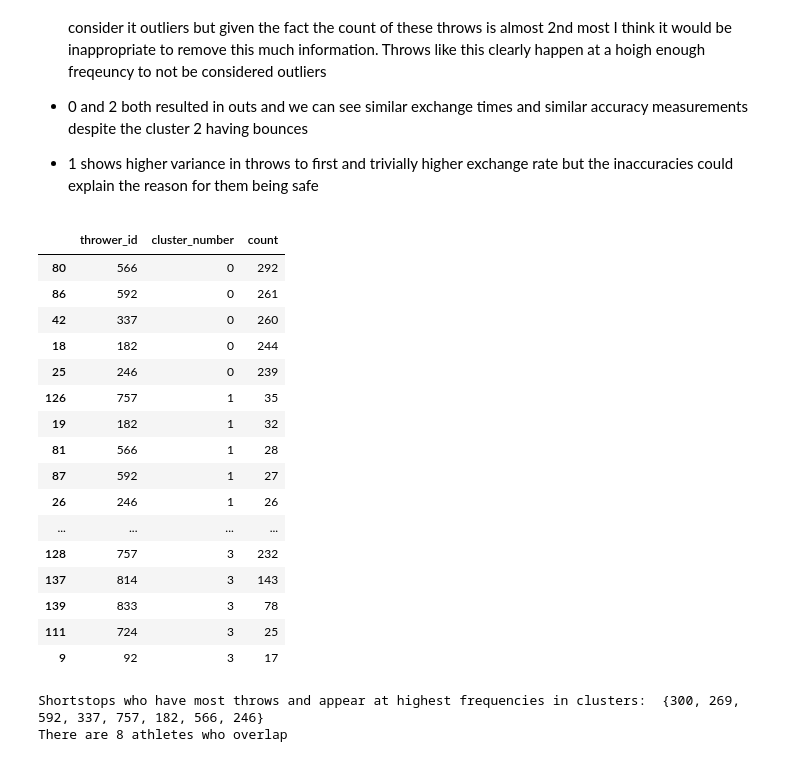
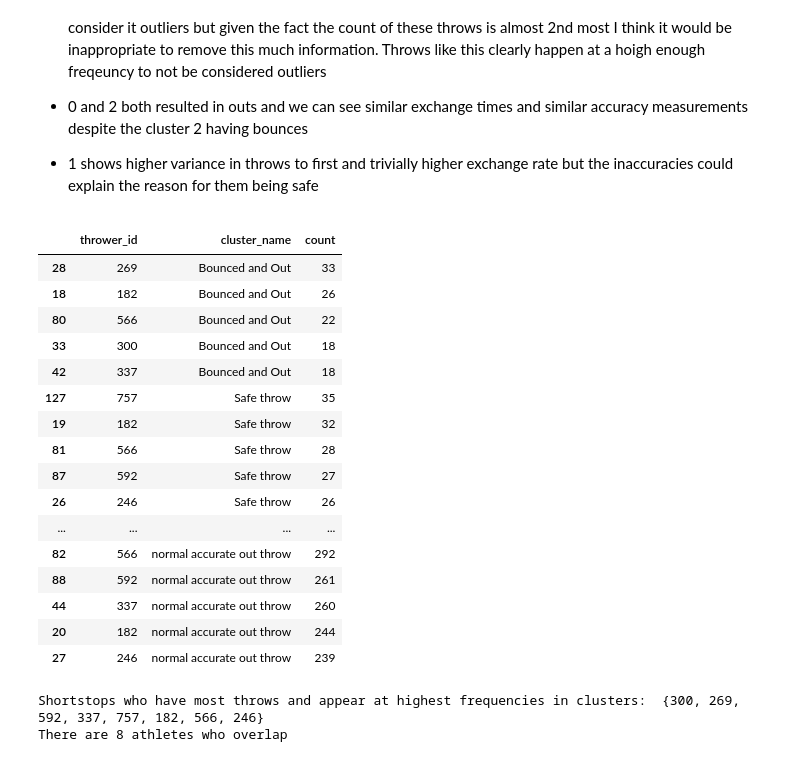
Before and after one commit to jaredap1995/LeetCode, a Jupyter notebook: Interview_Prep_Assignments/Detroit_Tigers_R&D_Analyst/KC_Royals/modelling_assignment.ipynb, the cells around one changed output. Drawn from its saved outputs; the diff is of its cells as text; code cells hidden in the pictures.

```diff
--- a/Interview_Prep_Assignments/Detroit_Tigers_R&D_Analyst/KC_Royals/modelling_assignment.ipynb
+++ b/Interview_Prep_Assignments/Detroit_Tigers_R&D_Analyst/KC_Royals/modelling_assignment.ipynb
@@ -326,0 +330,13 @@ sns.pairplot(smaller_sample[pairplot_features], hue='cluster_number', palette='b
+# %%
+#mapping cluster number to name
+mapper = {
+    0: "normal accurate out throw",
+    1: "Safe throw",
+    2: "Wild Throw",
+    3: "Bounced and Out"
+}
+
+shortstop_sample['cluster_name'] = shortstop_sample['cluster_number'].map(mapper)
+
+pairplot_features = features + ['cluster_name']
+sns.pairplot(shortstop_sample[pairplot_features], hue='cluster_name', palette='bright')
@@ -345,30 +364,30 @@ shortstop_sample.groupby(['cluster_number']).describe()[features[:2]]
 - 1 shows higher variance in throws to first and trivially higher exchange rate but the inaccuracies could explain the reason for them being safe
 # %%
 # Counting the number of throws for each thrower within each cluster
-throws_per_thrower_cluster = shortstop_sample.groupby(['thrower_id', 'cluster_number']).size().reset_index(name='count')
+throws_per_thrower_cluster = shortstop_sample.groupby(['thrower_id', 'cluster_name']).size().reset_index(name='count')
 
 # Finding the throwers with the most throws in each cluster
-most_throws_per_cluster = throws_per_thrower_cluster.sort_values(by=['cluster_number','count'], ascending=[True, False]).groupby('cluster_number').head(5)
+most_throws_per_cluster = throws_per_thrower_cluster.sort_values(by=['cluster_name','count'], ascending=[True, False]).groupby('cluster_name').head(5)
 
 most_throws_per_cluster
 # %% [output]
-|  | thrower_id | cluster_number | count |
-| 80 | 566 | 0 | 292 |
-| 86 | 592 | 0 | 261 |
-| 42 | 337 | 0 | 260 |
-| 18 | 182 | 0 | 244 |
-| 25 | 246 | 0 | 239 |
-| 126 | 757 | 1 | 35 |
-| 19 | 182 | 1 | 32 |
-| 81 | 566 | 1 | 28 |
-| 87 | 592 | 1 | 27 |
-| 26 | 246 | 1 | 26 |
+|  | thrower_id | cluster_name | count |
+| 28 | 269 | Bounced and Out | 33 |
+| 18 | 182 | Bounced and Out | 26 |
+| 80 | 566 | Bounced and Out | 22 |
+| 33 | 300 | Bounced and Out | 18 |
+| 42 | 337 | Bounced and Out | 18 |
+| 127 | 757 | Safe throw | 35 |
+| 19 | 182 | Safe throw | 32 |
+| 81 | 566 | Safe throw | 28 |
+| 87 | 592 | Safe throw | 27 |
+| 26 | 246 | Safe throw | 26 |
 | ... | ... | ... | ... |
-| 128 | 757 | 3 | 232 |
-| 137 | 814 | 3 | 143 |
-| 139 | 833 | 3 | 78 |
-| 111 | 724 | 3 | 25 |
-| 9 | 92 | 3 | 17 |
+| 82 | 566 | normal accurate out throw | 292 |
+| 88 | 592 | normal accurate out throw | 261 |
+| 44 | 337 | normal accurate out throw | 260 |
+| 20 | 182 | normal accurate out throw | 244 |
+| 27 | 246 | normal accurate out throw | 239 |
 # %%
 top_10_throwers = shortstop_sample['thrower_id'].value_counts().head(10).index
 overlap = set(most_throws_per_cluster['thrower_id']).intersection(set(top_10_throwers))
```
Also changed, not shown: parts of 23 cells of this notebook, 3 other files.
